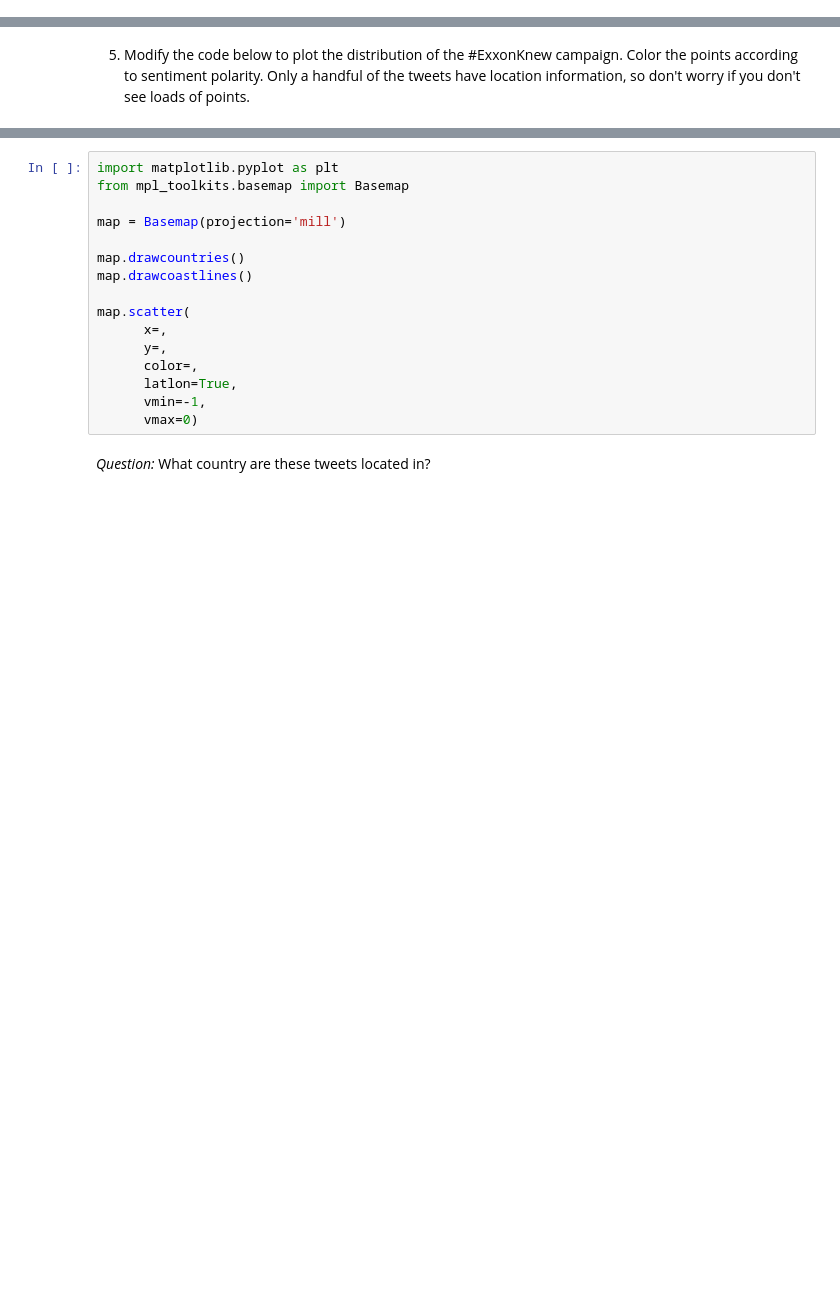
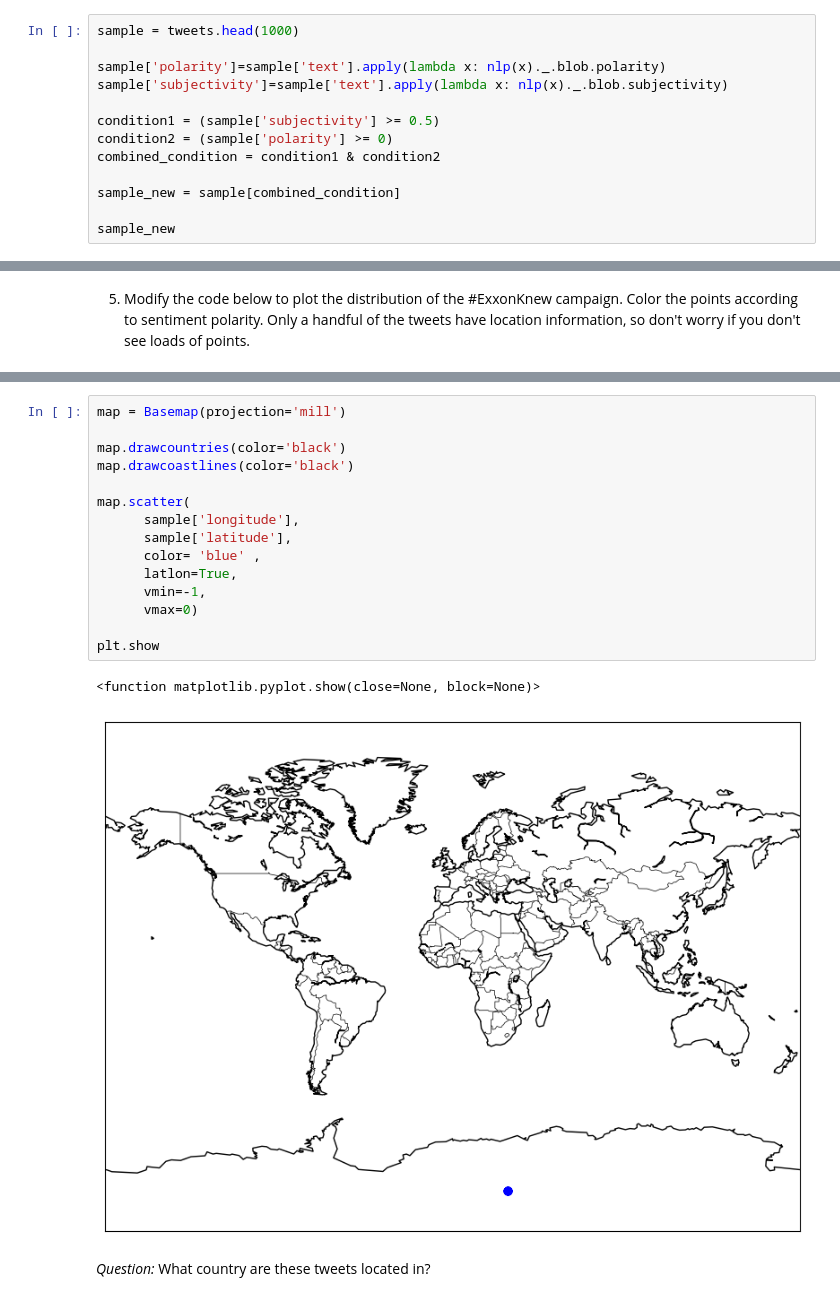
Before and after one commit to sofiya-sh/QM2, a Jupyter notebook: notebooks/W04. Natural Language Processing.ipynb, the cells around one changed output, grey strips where cells are left out. Saved outputs shown, nothing was run; the diff lists cells and outputs as text; blank space fills up the shorter version.

```diff
--- a/notebooks/W04. Natural Language Processing.ipynb
+++ b/notebooks/W04. Natural Language Processing.ipynb
@@ -593,3 +622,16 @@ In the code cell below:
 2. Using a lambda function, `.apply(lambda x: nlp(x)._.blob.polarity)`, create a column in the sample dataframe that contains the polarity of each tweet.
 3. Create a column that contains the subjectivity score for each tweet.
 4. Filter the dataframe to discard tweets that are not subjective (subjectivity score < 0.5) *and* tweets that have negative sentiment (polarity score < 0).
+# %%
+sample = tweets.head(1000)
+
+sample['polarity']=sample['text'].apply(lambda x: nlp(x)._.blob.polarity)
+sample['subjectivity']=sample['text'].apply(lambda x: nlp(x)._.blob.subjectivity)
+
+condition1 = (sample['subjectivity'] >= 0.5)
+condition2 = (sample['polarity'] >= 0)
+combined_condition = condition1 & condition2
+
+sample_new = sample[combined_condition]
+
+sample_new
@@ -598,18 +670,20 @@ In the code cell below:
 # %%
-import matplotlib.pyplot as plt
-from mpl_toolkits.basemap import Basemap
-
 map = Basemap(projection='mill')
 
-map.drawcountries()
-map.drawcoastlines()
+map.drawcountries(color='black')
+map.drawcoastlines(color='black')
 
 map.scatter(
-      x=,
-      y=,
-      color=,
+      sample['longitude'],
+      sample['latitude'],
+      color= 'blue' ,
       latlon=True,
       vmin=-1,
       vmax=0)
+
+plt.show
+# %% [output]
+<function matplotlib.pyplot.show(close=None, block=None)>
+[figure, added]
 # %% [markdown]
 *Question:* What country are these tweets located in?
```
Also changed, not shown: parts of 9 cells of this notebook.
